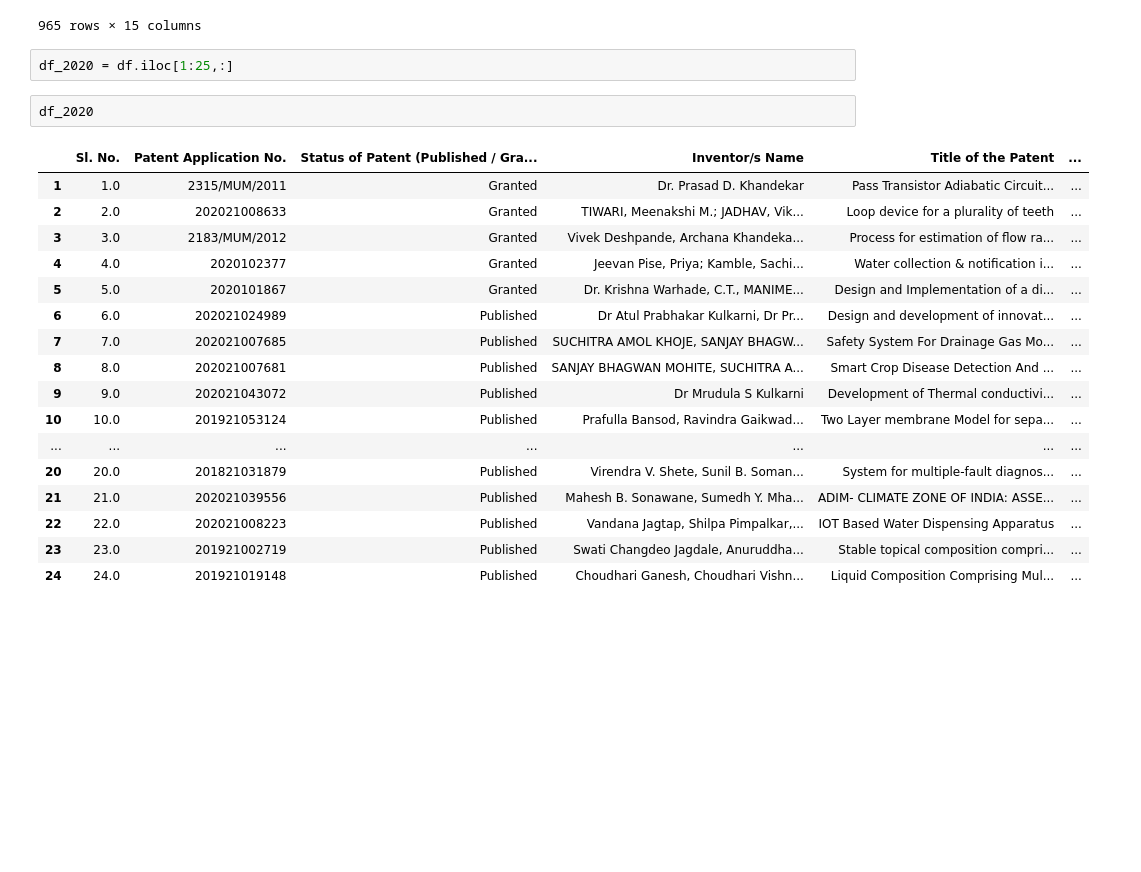
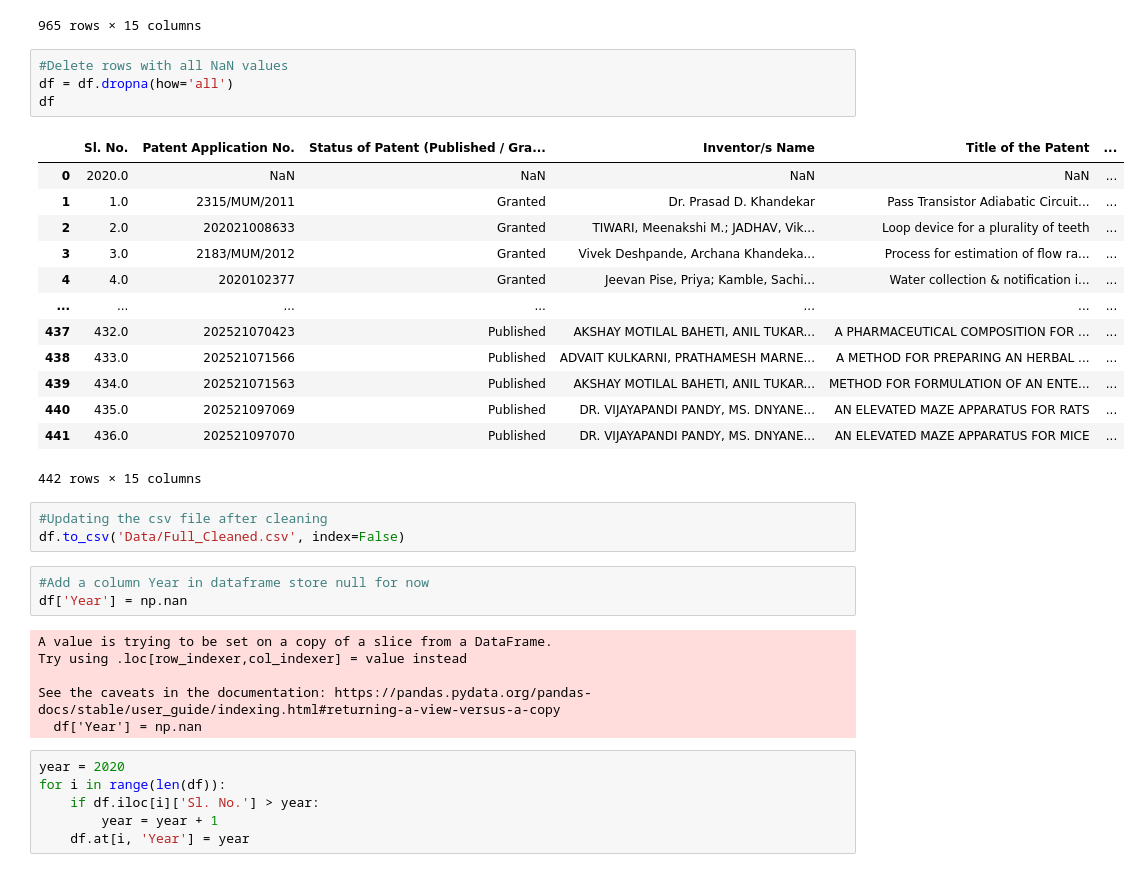
Before and after one commit to Kur00o/patent-dashboard, a Jupyter notebook: 1_DataCLeaning.ipynb, the cells around one changed output. Drawn from its saved outputs; the diff is of its cells as text; blank space fills up the shorter version.

Commit message:
Years added removed null values

```diff
--- a/1_DataCLeaning.ipynb
+++ b/1_DataCLeaning.ipynb
@@ -23,25 +23,39 @@ df
 | 963 | NaN | NaN | NaN | NaN | NaN | ... |
 | 964 | NaN | NaN | NaN | NaN | NaN | ... |
 965 rows × 15 columns
-# %%
-df_2020 = df.iloc[1:25,:]
-# %%
-df_2020
-# %% [output]
-|  | Sl. No. | Patent Application No. | Status of Patent (Published / Gra... | Inventor/s Name | Title of the Patent | ... |
-| 1 | 1.0 | 2315/MUM/2011 | Granted | Dr. Prasad D. Khandekar | Pass Transistor Adiabatic Circuit... | ... |
-| 2 | 2.0 | 202021008633 | Granted | TIWARI, Meenakshi M.; JADHAV, Vik... | Loop device for a plurality of teeth | ... |
-| 3 | 3.0 | 2183/MUM/2012 | Granted | Vivek Deshpande, Archana Khandeka... | Process for estimation of flow ra... | ... |
-| 4 | 4.0 | 2020102377 | Granted | Jeevan Pise, Priya; Kamble, Sachi... | Water collection & notification i... | ... |
-| 5 | 5.0 | 2020101867 | Granted | Dr. Krishna Warhade, C.T., MANIME... | Design and Implementation of a di... | ... |
-| 6 | 6.0 | 202021024989 | Published | Dr Atul Prabhakar Kulkarni, Dr Pr... | Design and development of innovat... | ... |
-| 7 | 7.0 | 202021007685 | Published | SUCHITRA AMOL KHOJE, SANJAY BHAGW... | Safety System For Drainage Gas Mo... | ... |
-| 8 | 8.0 | 202021007681 | Published | SANJAY BHAGWAN MOHITE, SUCHITRA A... | Smart Crop Disease Detection And ... | ... |
-| 9 | 9.0 | 202021043072 | Published | Dr Mrudula S Kulkarni | Development of Thermal conductivi... | ... |
-| 10 | 10.0 | 201921053124 | Published | Prafulla Bansod, Ravindra Gaikwad... | Two Layer membrane Model for sepa... | ... |
-| ... | ... | ... | ... | ... | ... | ... |
-| 20 | 20.0 | 201821031879 | Published | Virendra V. Shete, Sunil B. Soman... | System for multiple-fault diagnos... | ... |
-| 21 | 21.0 | 202021039556 | Published | Mahesh B. Sonawane, Sumedh Y. Mha... | ADIM- CLIMATE ZONE OF INDIA: ASSE... | ... |
-| 22 | 22.0 | 202021008223 | Published | Vandana Jagtap, Shilpa Pimpalkar,... | IOT Based Water Dispensing Apparatus | ... |
-| 23 | 23.0 | 201921002719 | Published | Swati Changdeo Jagdale, Anuruddha... | Stable topical composition compri... | ... |
-| 24 | 24.0 | 201921019148 | Published | Choudhari Ganesh, Choudhari Vishn... | Liquid Composition Comprising Mul... | ... |
+# %%
+#Delete rows with all NaN values
+df = df.dropna(how='all')
+df
+# %% [output]
+|  | Sl. No. | Patent Application No. | Status of Patent (Published / Gra... | Inventor/s Name | Title of the Patent | ... |
+| 0 | 2020.0 | NaN | NaN | NaN | NaN | ... |
+| 1 | 1.0 | 2315/MUM/2011 | Granted | Dr. Prasad D. Khandekar | Pass Transistor Adiabatic Circuit... | ... |
+| 2 | 2.0 | 202021008633 | Granted | TIWARI, Meenakshi M.; JADHAV, Vik... | Loop device for a plurality of teeth | ... |
+| 3 | 3.0 | 2183/MUM/2012 | Granted | Vivek Deshpande, Archana Khandeka... | Process for estimation of flow ra... | ... |
+| 4 | 4.0 | 2020102377 | Granted | Jeevan Pise, Priya; Kamble, Sachi... | Water collection & notification i... | ... |
+| ... | ... | ... | ... | ... | ... | ... |
+| 437 | 432.0 | 202521070423 | Published | AKSHAY MOTILAL BAHETI, ANIL TUKAR... | A PHARMACEUTICAL COMPOSITION FOR ... | ... |
+| 438 | 433.0 | 202521071566 | Published | ADVAIT KULKARNI, PRATHAMESH MARNE... | A METHOD FOR PREPARING AN HERBAL ... | ... |
+| 439 | 434.0 | 202521071563 | Published | AKSHAY MOTILAL BAHETI, ANIL TUKAR... | METHOD FOR FORMULATION OF AN ENTE... | ... |
+| 440 | 435.0 | 202521097069 | Published | DR. VIJAYAPANDI PANDY, MS. DNYANE... | AN ELEVATED MAZE APPARATUS FOR RATS | ... |
+| 441 | 436.0 | 202521097070 | Published | DR. VIJAYAPANDI PANDY, MS. DNYANE... | AN ELEVATED MAZE APPARATUS FOR MICE | ... |
+442 rows × 15 columns
+# %%
+#Updating the csv file after cleaning
+df.to_csv('Data/Full_Cleaned.csv', index=False)
+# %%
+#Add a column Year in dataframe store null for now
+df['Year'] = np.nan
+# %% [output]
+A value is trying to be set on a copy of a slice from a DataFrame.
+Try using .loc[row_indexer,col_indexer] = value instead
+
+See the caveats in the documentation: https://pandas.pydata.org/pandas-docs/stable/user_guide/indexing.html#returning-a-view-versus-a-copy
+  df['Year'] = np.nan
+# %%
+year = 2020
+for i in range(len(df)):
+    if df.iloc[i]['Sl. No.'] > year:
+        year = year + 1
+    df.at[i, 'Year'] = year
```
Also changed, not shown: parts of 4 cells of this notebook, 1 other file.
